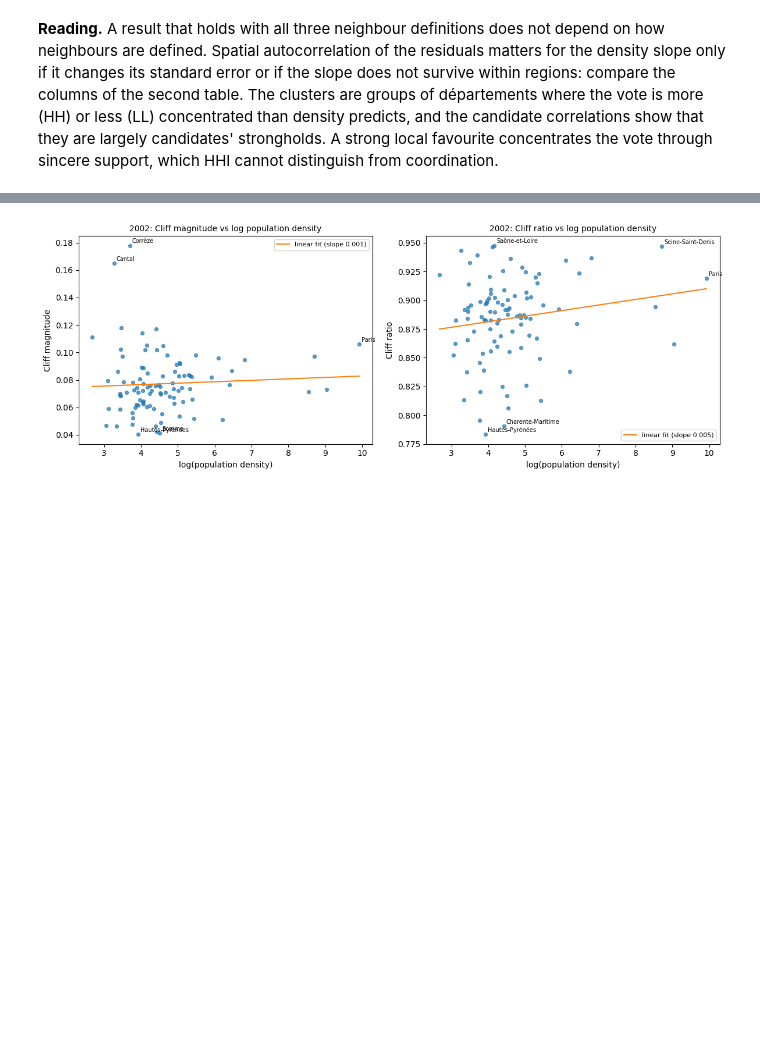
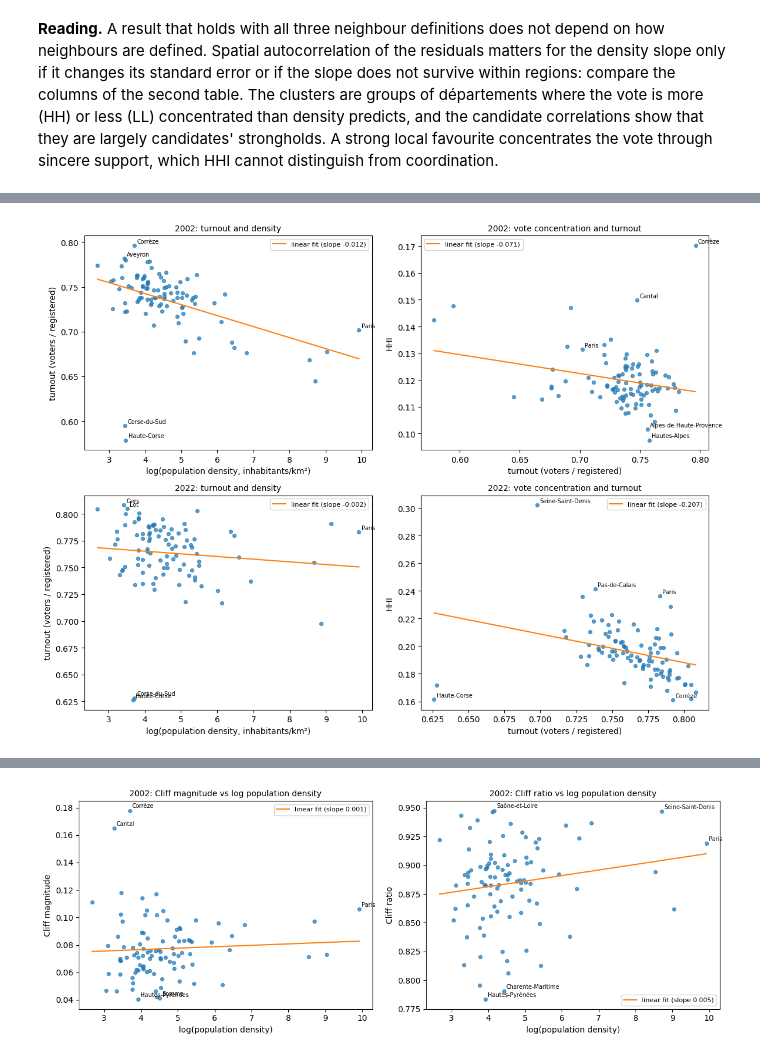
Before and after one commit to clarasalas/strategic-voting-geo-2RS, a Jupyter notebook: notebooks/analysis_departements.ipynb, the cells around one changed output, grey strips where cells are left out. Saved outputs shown, nothing was run; the diff lists cells and outputs as text; code cells hidden in the pictures; blank space fills up the shorter version.

```diff
--- a/notebooks/analysis_departements.ipynb
+++ b/notebooks/analysis_departements.ipynb
@@ -505,0 +516,7 @@ sincere support, which HHI cannot distinguish from coordination.
+# %%
+report("turnout figures available for every metropolitan département",
+       main["turnout_consistent"].all() and main[["voters", "registered"]].notna().all().all())
+main["turnout"] = main["voters"] / main["registered"]
+turnout_summary = main.groupby("year")["turnout"].describe()
+turnout_summary.insert(0, "metropolitan", main.groupby("year")["voters"].sum() / main.groupby("year")["registered"].sum())
+turnout_summary.round(3)
@@ -505,0 +529,11 @@ sincere support, which HHI cannot distinguish from coordination.
+# %%
+fig, axes = plt.subplots(2, 2, figsize=(12, 9))
+for row, year in zip(axes, YEARS):
+    sub = main[main["year"] == year]
+    department_scatter(sub, "log_density", "turnout", row[0], f"{year}: turnout and density",
+                       "log(population density, inhabitants/km²)", "turnout (voters / registered)")
+    department_scatter(sub, "turnout", "HHI", row[1], f"{year}: vote concentration and turnout",
+                       "turnout (voters / registered)", "HHI")
+show_plot(fig)
+# %% [output]
+[figure, added]
```
Also changed, not shown: parts of 7 cells of this notebook, 1 other file.
